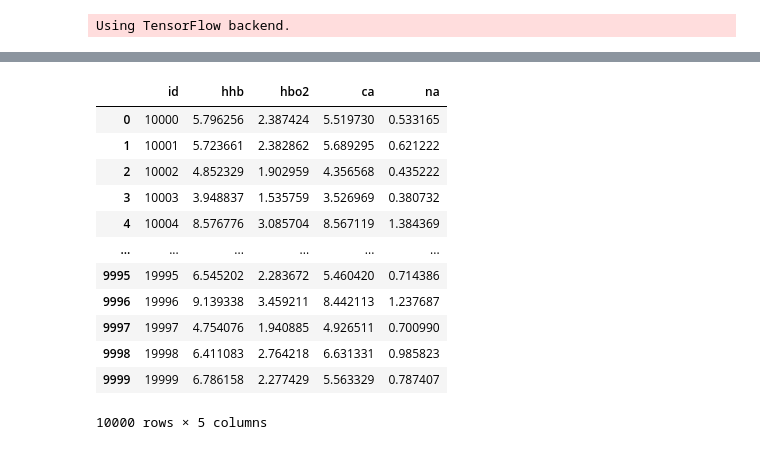
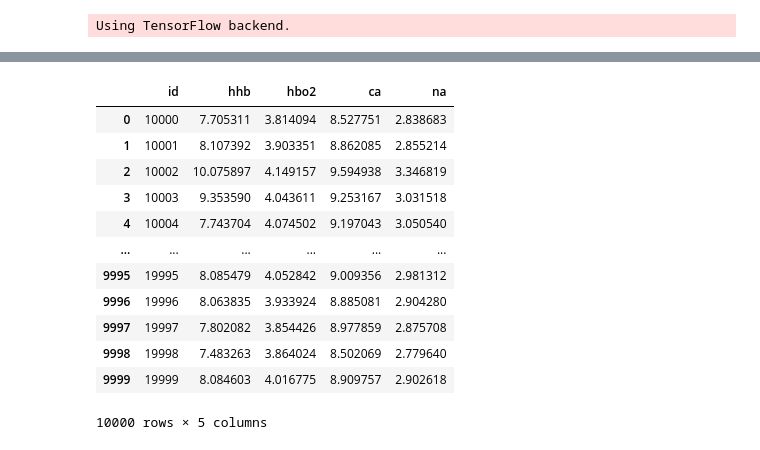
Before and after one commit to GeonhoPyo/LittleForest, a Jupyter notebook: JYH NN.ipynb, the cells around one changed output, grey strips where cells are left out. Saved outputs shown, nothing was run; the diff lists cells and outputs as text; code cells hidden in the pictures.

```diff
--- a/JYH NN.ipynb
+++ b/JYH NN.ipynb
@@ -114,11 +221,21 @@ x_train, x_test, y_train, y_test = train_test_split(X, Y, test_size=0.33, random
 # 2.모델 구성하기
 model = Sequential()
 model.add(Dense(64, input_dim=len(col_input), activation='relu'))
+model.add(Dropout(0.2))
+model.add(Dense(128, activation='relu'))
+model.add(Dropout(0.2))
+#model.add(Dense(128, activation='relu'))
+#model.add(Dropout(0.2))
+#model.add(Dense(64, activation='relu'))
+#model.add(Dropout(0.2))
 model.add(Dense(4))
 # %%
 # 3.모델 학습과정 설정하기
-model.compile(optimizer='rmsprop', loss='mse')
+model.compile(optimizer='rmsprop', loss='mse', metrics=['accuracy'])
+#model.compile(optimizer='SGD', loss='mse', metrics=['accuracy'])
 # %%
 # 4.모델 학습시키기
-hist = model.fit(x_train, y_train, epochs=50, batch_size=64)
+#hist = model.fit(x_train, y_train, epochs=200, batch_size=64)
+#hist = model.fit(x_train, y_train, validation_split=0.33, epochs=20, batch_size=64)
+hist = model.fit(x_train, y_train, validation_data=(x_val, y_val), epochs=50, batch_size=64)
 # %% [output]
@@ -174,0 +292,13 @@ loss: [[5.796256   2.387424   5.51973    0.53316504]
+# %%
+# 제출용
+# 결측치 채우기
+df_test_filled = df_test.fillna(method='pad')
+df_test_filled = df_test_filled.fillna(method='bfill')
+x_subm = df_test_filled[col_input]
+
+# 스케일
+idx = col_input[4:]
+x_subm[idx] = scaler.transform(x_subm[idx])
+
+loss = model.predict(x_subm)
+print('loss: '+str(loss))
@@ -175,22 +323,22 @@ loss: [[5.796256   2.387424   5.51973    0.53316504]
 # %%
 df_sub = pd.DataFrame(loss, columns=['hhb', 'hbo2', 'ca', 'na'])
 df_submission = pd.concat([df_test['id'], df_sub], axis=1)
 
 display(df_submission)
 
-path = PATH_OUTPUT_TABLE+'submission.csv'
+path = PATH_OUTPUT_TABLE+'Little_Forest_JYH_.csv'
 df_submission.to_csv(path, index=False)
 # %% [output]
 |  | id | hhb | hbo2 | ca | na |
-| 0 | 10000 | 5.796256 | 2.387424 | 5.519730 | 0.533165 |
-| 1 | 10001 | 5.723661 | 2.382862 | 5.689295 | 0.621222 |
-| 2 | 10002 | 4.852329 | 1.902959 | 4.356568 | 0.435222 |
-| 3 | 10003 | 3.948837 | 1.535759 | 3.526969 | 0.380732 |
-| 4 | 10004 | 8.576776 | 3.085704 | 8.567119 | 1.384369 |
+| 0 | 10000 | 7.705311 | 3.814094 | 8.527751 | 2.838683 |
+| 1 | 10001 | 8.107392 | 3.903351 | 8.862085 | 2.855214 |
+| 2 | 10002 | 10.075897 | 4.149157 | 9.594938 | 3.346819 |
+| 3 | 10003 | 9.353590 | 4.043611 | 9.253167 | 3.031518 |
+| 4 | 10004 | 7.743704 | 4.074502 | 9.197043 | 3.050540 |
 | ... | ... | ... | ... | ... | ... |
-| 9995 | 19995 | 6.545202 | 2.283672 | 5.460420 | 0.714386 |
-| 9996 | 19996 | 9.139338 | 3.459211 | 8.442113 | 1.237687 |
-| 9997 | 19997 | 4.754076 | 1.940885 | 4.926511 | 0.700990 |
-| 9998 | 19998 | 6.411083 | 2.764218 | 6.631331 | 0.985823 |
-| 9999 | 19999 | 6.786158 | 2.277429 | 5.563329 | 0.787407 |
+| 9995 | 19995 | 8.085479 | 4.052842 | 9.009356 | 2.981312 |
+| 9996 | 19996 | 8.063835 | 3.933924 | 8.885081 | 2.904280 |
+| 9997 | 19997 | 7.802082 | 3.854426 | 8.977859 | 2.875708 |
+| 9998 | 19998 | 7.483263 | 3.864024 | 8.502069 | 2.779640 |
+| 9999 | 19999 | 8.084603 | 4.016775 | 8.909757 | 2.902618 |
 10000 rows × 5 columns
```
Also changed, not shown: parts of 19 cells of this notebook, 3 other files.
